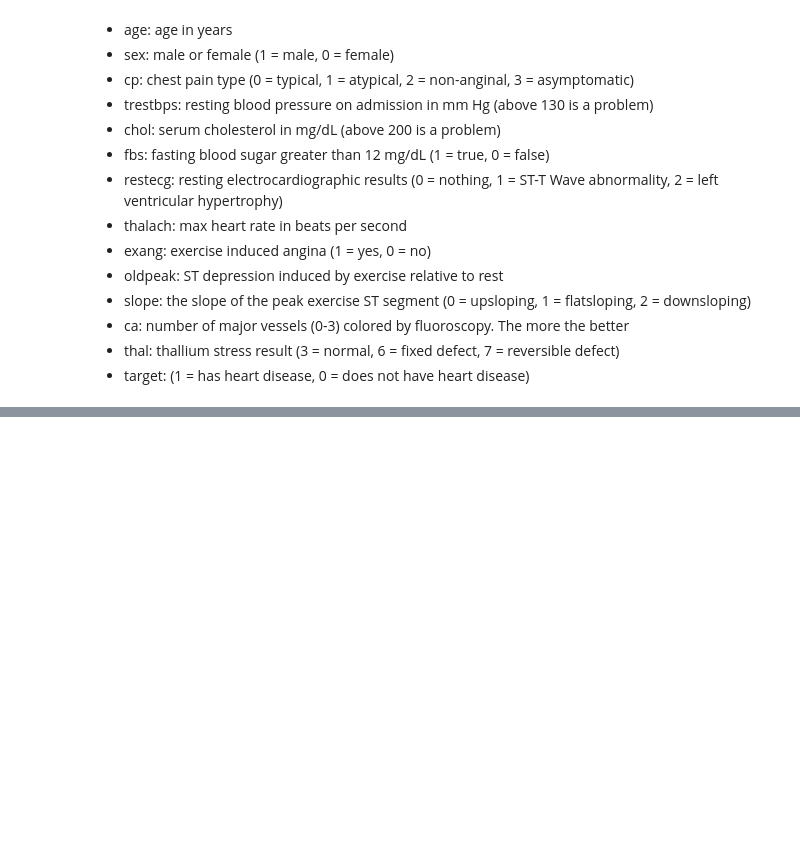
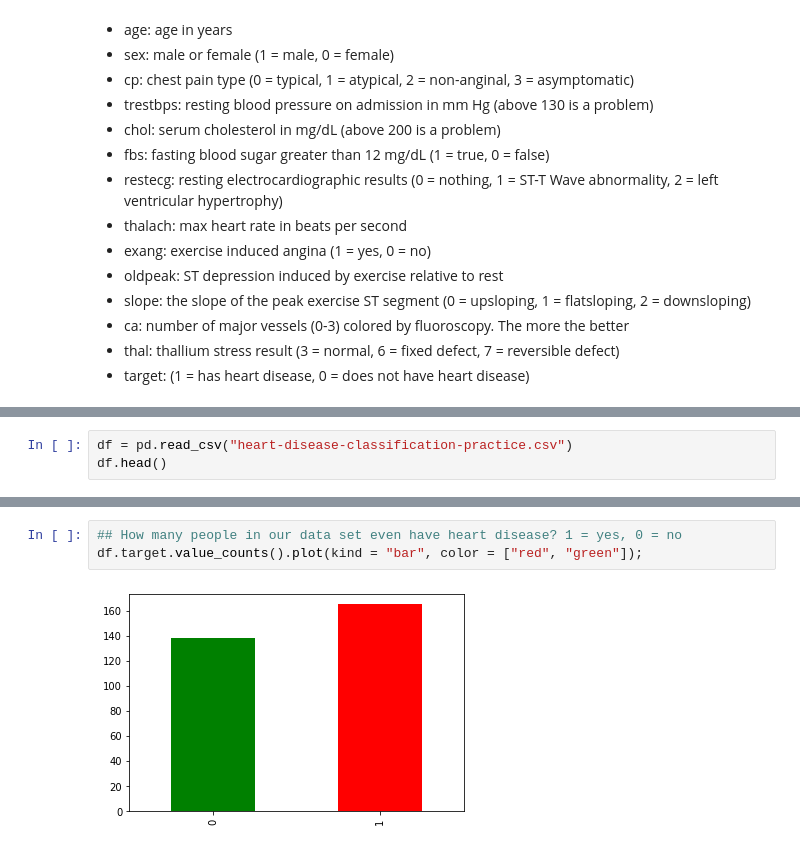
Before and after one commit to saywurdson/Projects, a Jupyter notebook: Jupyter Notebooks/ZTM/heart-disease-project/heart-disease.ipynb, the cells around one changed output, grey strips where cells are left out. Cells and saved outputs as stored; diff of their text form; blank space fills up the shorter version.

Commit message:
started data analysis

```diff
--- a/Jupyter Notebooks/ZTM/heart-disease-project/heart-disease.ipynb
+++ b/Jupyter Notebooks/ZTM/heart-disease-project/heart-disease.ipynb
@@ -52,0 +55,3 @@ ModuleNotFoundError: No module named 'pandas'
+# %%
+df = pd.read_csv("heart-disease-classification-practice.csv")
+df.head()
@@ -52,0 +73,5 @@ ModuleNotFoundError: No module named 'pandas'
+# %%
+## How many people in our data set even have heart disease? 1 = yes, 0 = no
+df.target.value_counts().plot(kind = "bar", color = ["red", "green"]);
+# %% [output]
+[figure, added]
```
Also changed, not shown: parts of 11 cells of this notebook.
